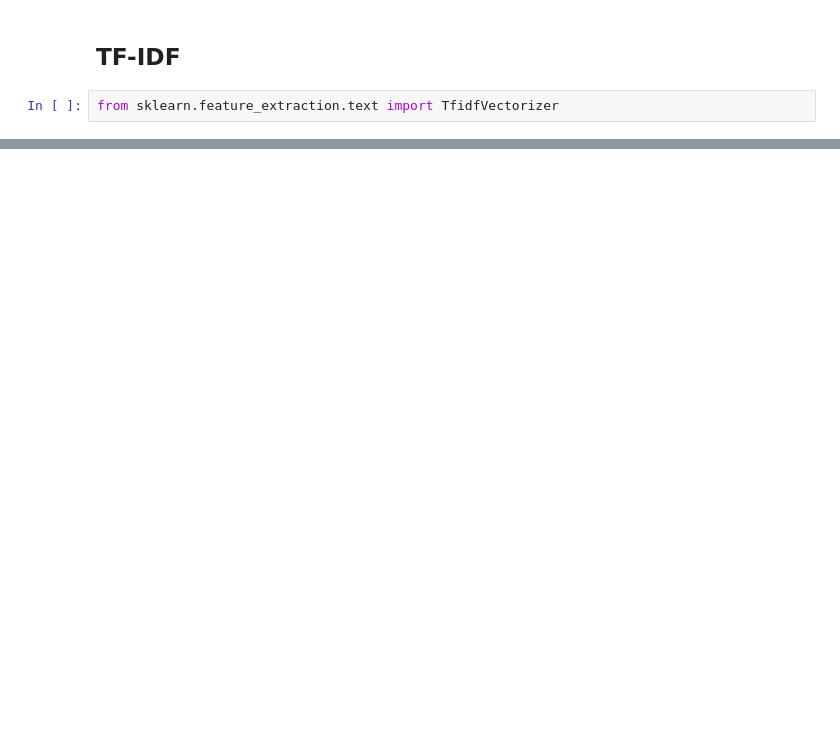
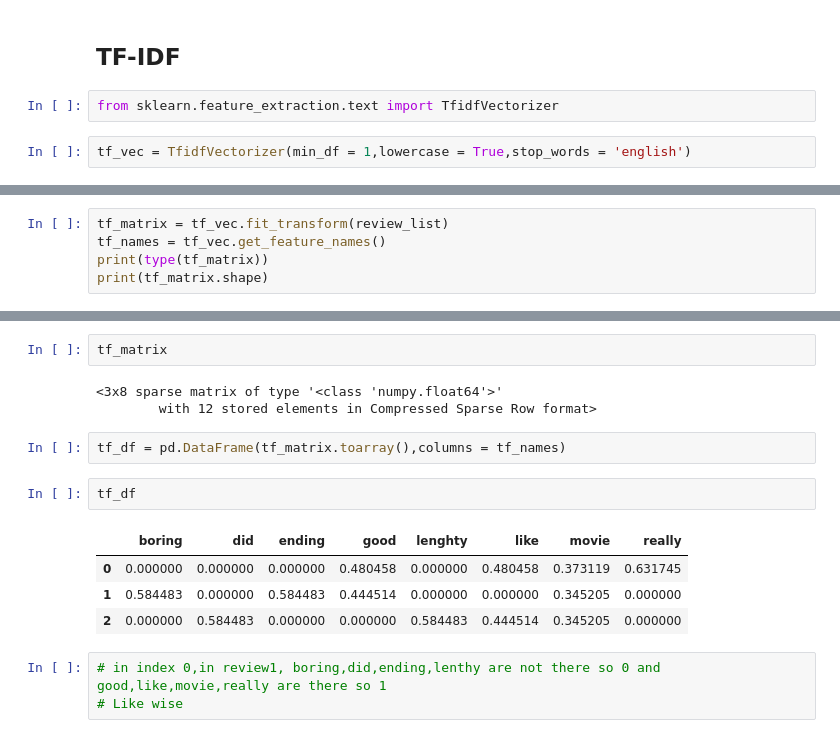
Before and after one commit to Shivanidussa/Natural-Language-Processing-, a Jupyter notebook: Back Counter Vectorizer__TFIDF.ipynb, the cells around one changed output, grey strips where cells are left out. Drawn from its saved outputs; the diff is of its cells as text; blank space fills up the shorter version.

```diff
--- a/Back Counter Vectorizer__TFIDF.ipynb
+++ b/Back Counter Vectorizer__TFIDF.ipynb
@@ -148,3 +157,5 @@ data
 ## TF-IDF
 # %%
 from sklearn.feature_extraction.text import TfidfVectorizer
+# %%
+tf_vec = TfidfVectorizer(min_df = 1,lowercase = True,stop_words = 'english')
@@ -150,0 +172,5 @@ from sklearn.feature_extraction.text import TfidfVectorizer
+# %%
+tf_matrix = tf_vec.fit_transform(review_list)
+tf_names = tf_vec.get_feature_names()
+print(type(tf_matrix))
+print(tf_matrix.shape)
@@ -150,0 +191,17 @@ from sklearn.feature_extraction.text import TfidfVectorizer
+# %%
+tf_matrix
+# %% [output]
+<3x8 sparse matrix of type '<class 'numpy.float64'>'
+        with 12 stored elements in Compressed Sparse Row format>
+# %%
+tf_df = pd.DataFrame(tf_matrix.toarray(),columns = tf_names)
+# %%
+tf_df
+# %% [output]
+|  | boring | did | ending | good | lenghty | like | movie | really |
+| 0 | 0.000000 | 0.000000 | 0.000000 | 0.480458 | 0.000000 | 0.480458 | 0.373119 | 0.631745 |
+| 1 | 0.584483 | 0.000000 | 0.584483 | 0.444514 | 0.000000 | 0.000000 | 0.345205 | 0.000000 |
+| 2 | 0.000000 | 0.584483 | 0.000000 | 0.000000 | 0.584483 | 0.444514 | 0.345205 | 0.000000 |
+# %%
+# in index 0,in review1, boring,did,ending,lenthy are not there so 0 and good,like,movie,really are there so 1
+# Like wise
```
Also changed, not shown: parts of 40 cells of this notebook.
